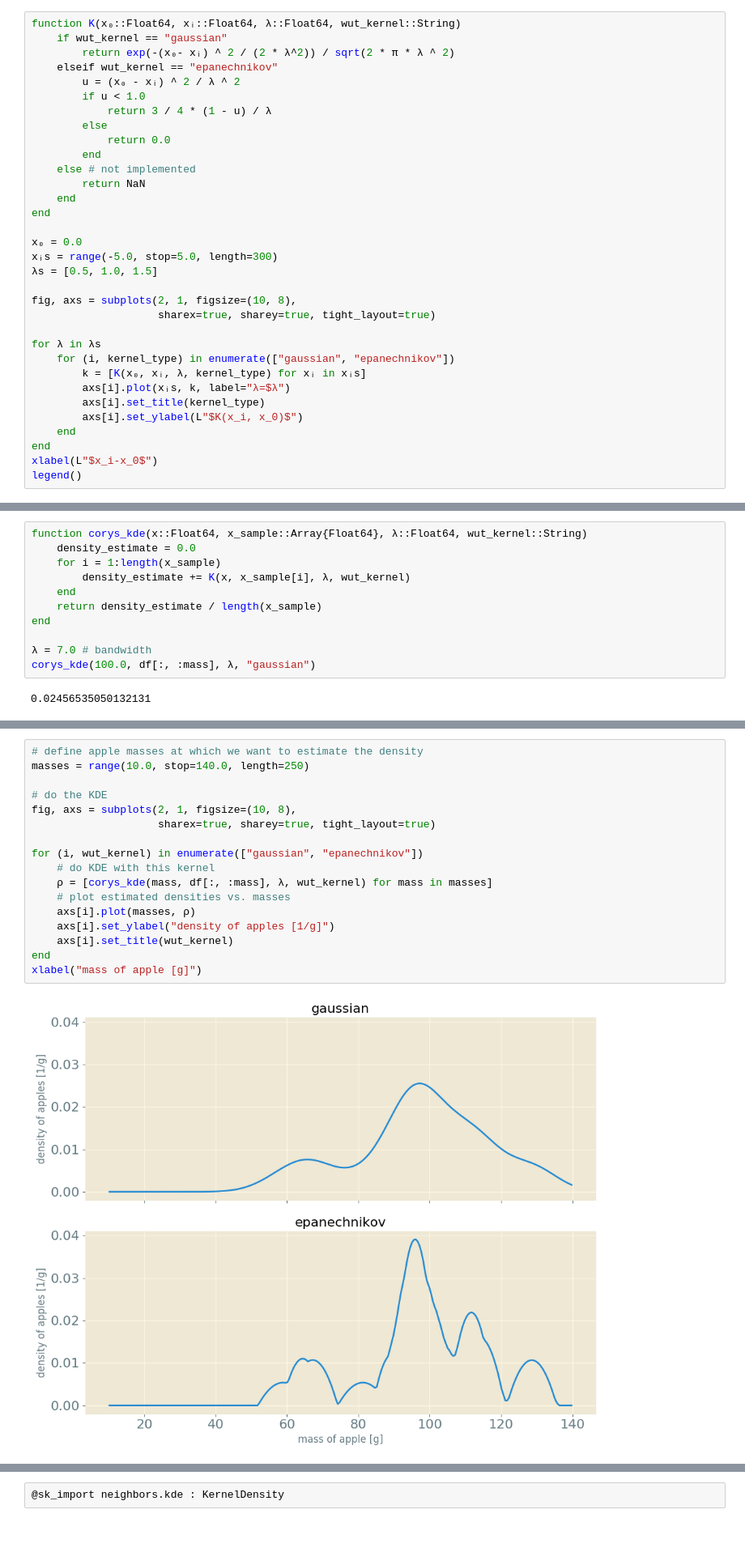
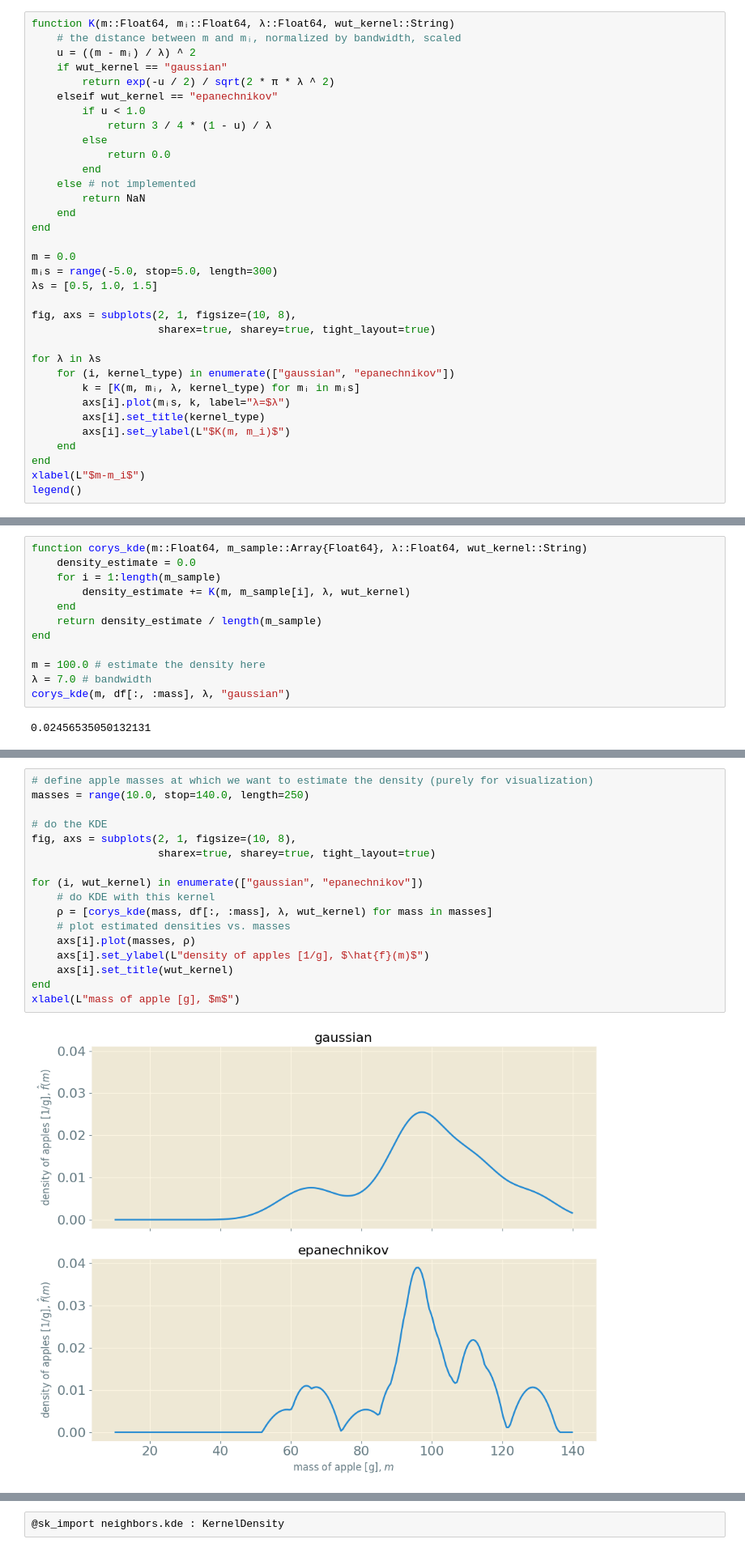
Before and after one commit to SimonEnsemble/data_science_course, a Jupyter notebook: lectures/kernel_density_estimation/kernel density estimation.ipynb, the cells around one changed output, grey strips where cells are left out. Shown: that part at 81% size. Cells and saved outputs as stored; diff of their text form.

```diff
--- a/lectures/kernel_density_estimation/kernel density estimation.ipynb
+++ b/lectures/kernel_density_estimation/kernel density estimation.ipynb
@@ -108,9 +123,10 @@ K_\lambda(x_0, x_i):=\frac{3}{4\lambda}\left(1-||x_0-x_i||^2/\lambda^2\right)\ma
 # %%
-function K(x₀::Float64, xᵢ::Float64, λ::Float64, wut_kernel::String)
+function K(m::Float64, mᵢ::Float64, λ::Float64, wut_kernel::String)
+    # the distance between m and mᵢ, normalized by bandwidth, scaled
+    u = ((m - mᵢ) / λ) ^ 2
     if wut_kernel == "gaussian"
-        return exp(-(x₀- xᵢ) ^ 2 / (2 * λ^2)) / sqrt(2 * π * λ ^ 2)
+        return exp(-u / 2) / sqrt(2 * π * λ ^ 2)
     elseif wut_kernel == "epanechnikov"
-        u = (x₀ - xᵢ) ^ 2 / λ ^ 2
         if u < 1.0
             return 3 / 4 * (1 - u) / λ
         else
@@ -121,8 +137,8 @@ function K(x₀::Float64, xᵢ::Float64, λ::Float64, wut_kernel::String)
     end
 end
 
-x₀ = 0.0
-xᵢs = range(-5.0, stop=5.0, length=300)
+m = 0.0
+mᵢs = range(-5.0, stop=5.0, length=300)
 λs = [0.5, 1.0, 1.5]
 
 fig, axs = subplots(2, 1, figsize=(10, 8),
@@ -130,13 +146,13 @@ fig, axs = subplots(2, 1, figsize=(10, 8),
 
 for λ in λs
     for (i, kernel_type) in enumerate(["gaussian", "epanechnikov"])
-        k = [K(x₀, xᵢ, λ, kernel_type) for xᵢ in xᵢs]
-        axs[i].plot(xᵢs, k, label="λ=$λ")
+        k = [K(m, mᵢ, λ, kernel_type) for mᵢ in mᵢs]
+        axs[i].plot(mᵢs, k, label="λ=$λ")
         axs[i].set_title(kernel_type)
-        axs[i].set_ylabel(L"$K(x_i, x_0)$")
+        axs[i].set_ylabel(L"$K(m, m_i)$")
     end
 end
-xlabel(L"$x_i-x_0$")
+xlabel(L"$m-m_i$")
 legend()
 # %% [output]
 [figure]
@@ -158,13 +182,14 @@ A well-state description of KDE [here](http://compdiag.molgen.mpg.de/docs/talk_0
 # %%
-function corys_kde(x::Float64, x_sample::Array{Float64}, λ::Float64, wut_kernel::String)
+function corys_kde(m::Float64, m_sample::Array{Float64}, λ::Float64, wut_kernel::String)
     density_estimate = 0.0
-    for i = 1:length(x_sample)
-        density_estimate += K(x, x_sample[i], λ, wut_kernel)
+    for i = 1:length(m_sample)
+        density_estimate += K(m, m_sample[i], λ, wut_kernel)
     end
-    return density_estimate / length(x_sample)
+    return density_estimate / length(m_sample)
 end
 
+m = 100.0 # estimate the density here
 λ = 7.0 # bandwidth
-corys_kde(100.0, df[:, :mass], λ, "gaussian")
+corys_kde(m, df[:, :mass], λ, "gaussian")
 # %% [output]
 0.02456535050132131
@@ -171,19 +198,19 @@ corys_kde(100.0, df[:, :mass], λ, "gaussian")
 # %%
-# define apple masses at which we want to estimate the density
+# define apple masses at which we want to estimate the density (purely for visualization)
 masses = range(10.0, stop=140.0, length=250)
 
 # do the KDE
 fig, axs = subplots(2, 1, figsize=(10, 8),
                     sharex=true, sharey=true, tight_layout=true)
 
 for (i, wut_kernel) in enumerate(["gaussian", "epanechnikov"])
     # do KDE with this kernel
     ρ = [corys_kde(mass, df[:, :mass], λ, wut_kernel) for mass in masses]
     # plot estimated densities vs. masses
     axs[i].plot(masses, ρ)
-    axs[i].set_ylabel("density of apples [1/g]")
+    axs[i].set_ylabel(L"density of apples [1/g], $\hat{f}(m)$")
     axs[i].set_title(wut_kernel)
 end
-xlabel("mass of apple [g]")
+xlabel(L"mass of apple [g], $m$")
 # %% [output]
-[figure, old version]
+[figure, new version]
```
Also changed, not shown: parts of 33 cells of this notebook.
